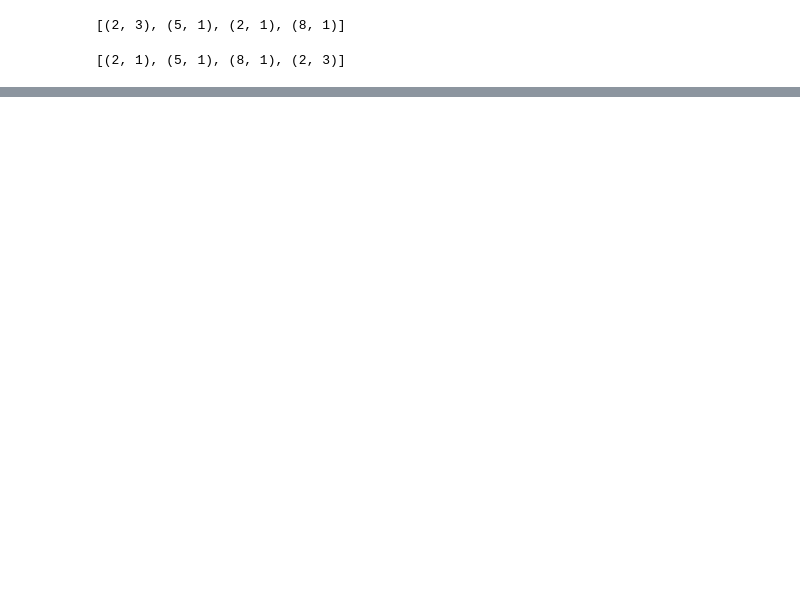
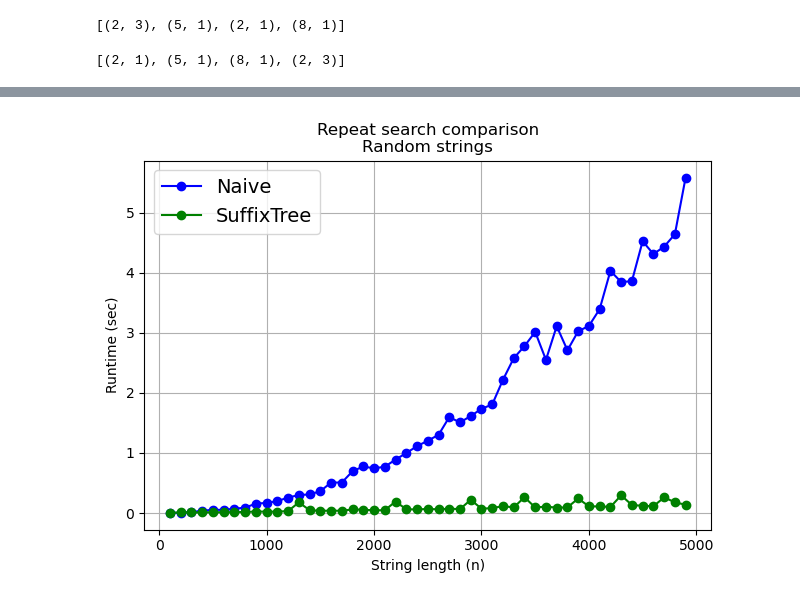
Before and after one commit to JonasRiber/PiB_tandem_repeats, a Jupyter notebook: mccrieght_tree_construction.ipynb, the cells around one changed output, grey strips where cells are left out. Saved outputs shown, nothing was run; the diff lists cells and outputs as text; code cells hidden in the pictures; blank space fills up the shorter version.

```diff
--- a/mccrieght_tree_construction.ipynb
+++ b/mccrieght_tree_construction.ipynb
@@ -840,0 +904,46 @@ for i, s in enumerate(random_strings):
+# %%
+# import brute force function
+from find_all_repeats import *
+
+
+#Size of input strings
+string_lengths = range(100, 5000, 100)
+
+
+runtimes_naive = []
+runtimes_suffix = []
+
+for length in string_lengths:
+    test_string = random_input_string(length, symbols='atgc')
+
+    ### measure naive algo
+
+    runtimes1, _ = measure_time(find_btr, test_string)
+    runtimes_naive.append(runtimes1)
+
+    # print(len(find_repeats(test_string)))
+    # print(len(find_btr(test_string)))
+
+    ### measure for SuffixTree procedure
+
+    runtimes2_1, suffix_tree_mc = measure_time(SuffixTree_mc, test_string)
+    runtimes2_2, btrs = measure_time(repeat_search_speedup, suffix_tree_mc)
+    runtimes2_3, repeats = measure_time(left_turn, test_string, btrs)
+
+    runtimes_suffix.append(runtimes2_1+runtimes2_2+runtimes2_3)
+
+     # print(len(left_turn(test_string, repeats)))
+# %%
+plt.plot(string_lengths, runtimes_naive, marker='o', color='blue', label = 'Naive')
+plt.plot(string_lengths, runtimes_suffix, marker='o', color='green', label = 'SuffixTree')
+plt.title("Repeat search comparison\nRandom strings")
+plt.xlabel('String length (n)')
+plt.ylabel('Runtime (sec)')
+plt.legend(fontsize = 14, loc = "upper left")
+plt.grid(True)
+
+# Adjust layout to avoid overlap
+plt.tight_layout()
+plt.show()
+# %% [output]
+[figure, added]
```
Also changed, not shown: parts of 5 cells of this notebook.
